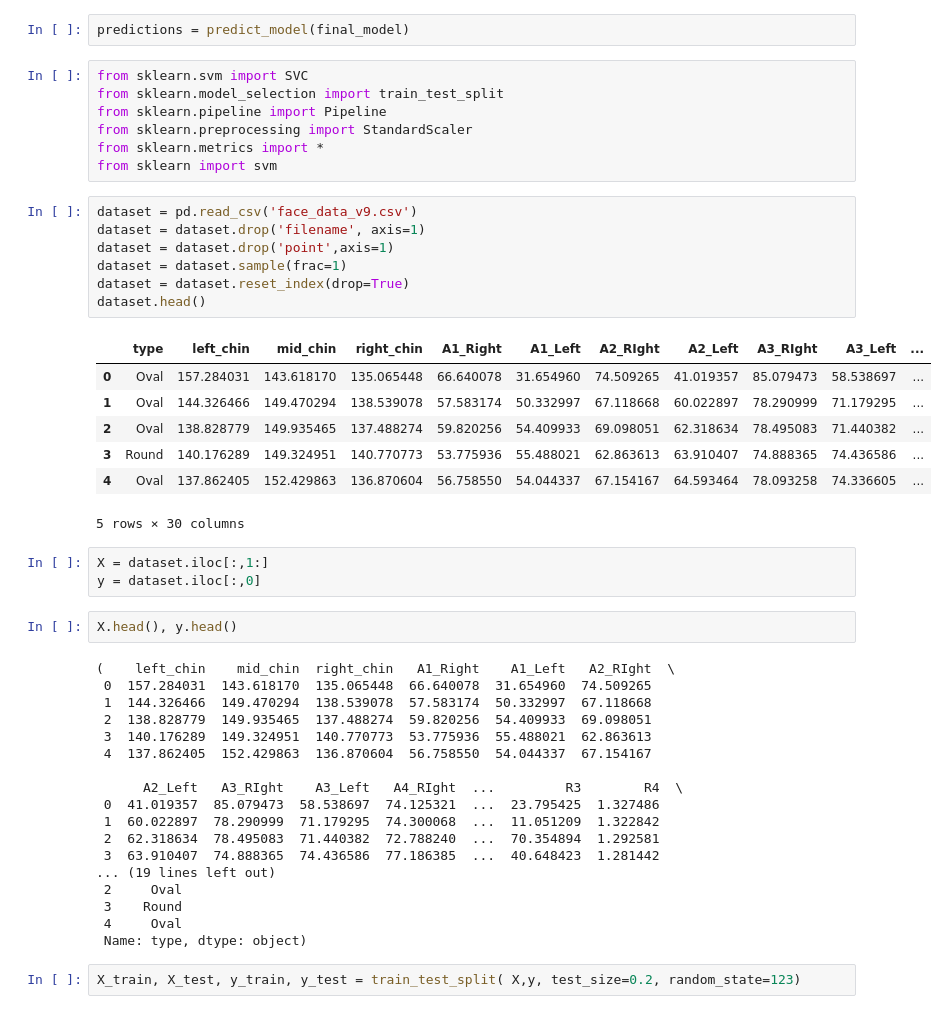
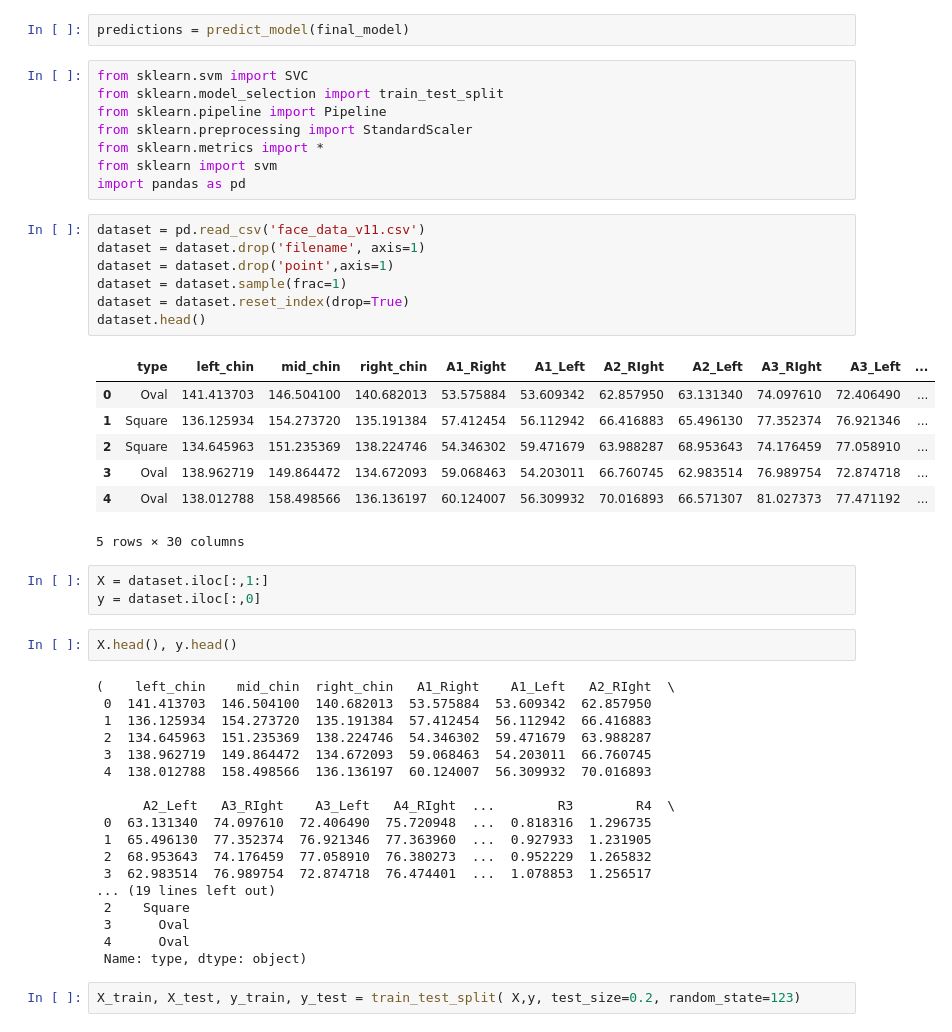
Before and after one commit to Purple-Print/AI_Character, a Jupyter notebook: shape_model.ipynb, the cells around one changed output. Drawn from its saved outputs; the diff is of its cells as text.

```diff
--- a/shape_model.ipynb
+++ b/shape_model.ipynb
@@ -365,20 +415,21 @@ from sklearn.pipeline import Pipeline
 from sklearn.preprocessing import StandardScaler
 from sklearn.metrics import *
 from sklearn import svm
+import pandas as pd
 # %%
-dataset = pd.read_csv('face_data_v9.csv')
+dataset = pd.read_csv('face_data_v11.csv')
 dataset = dataset.drop('filename', axis=1)
 dataset = dataset.drop('point',axis=1)
 dataset = dataset.sample(frac=1)
 dataset = dataset.reset_index(drop=True)
 dataset.head()
 # %% [output]
 |  | type | left_chin | mid_chin | right_chin | A1_Right | A1_Left | A2_RIght | A2_Left | A3_RIght | A3_Left | ... |
-| 0 | Oval | 157.284031 | 143.618170 | 135.065448 | 66.640078 | 31.654960 | 74.509265 | 41.019357 | 85.079473 | 58.538697 | ... |
-| 1 | Oval | 144.326466 | 149.470294 | 138.539078 | 57.583174 | 50.332997 | 67.118668 | 60.022897 | 78.290999 | 71.179295 | ... |
-| 2 | Oval | 138.828779 | 149.935465 | 137.488274 | 59.820256 | 54.409933 | 69.098051 | 62.318634 | 78.495083 | 71.440382 | ... |
-| 3 | Round | 140.176289 | 149.324951 | 140.770773 | 53.775936 | 55.488021 | 62.863613 | 63.910407 | 74.888365 | 74.436586 | ... |
-| 4 | Oval | 137.862405 | 152.429863 | 136.870604 | 56.758550 | 54.044337 | 67.154167 | 64.593464 | 78.093258 | 74.336605 | ... |
+| 0 | Oval | 141.413703 | 146.504100 | 140.682013 | 53.575884 | 53.609342 | 62.857950 | 63.131340 | 74.097610 | 72.406490 | ... |
+| 1 | Square | 136.125934 | 154.273720 | 135.191384 | 57.412454 | 56.112942 | 66.416883 | 65.496130 | 77.352374 | 76.921346 | ... |
+| 2 | Square | 134.645963 | 151.235369 | 138.224746 | 54.346302 | 59.471679 | 63.988287 | 68.953643 | 74.176459 | 77.058910 | ... |
+| 3 | Oval | 138.962719 | 149.864472 | 134.672093 | 59.068463 | 54.203011 | 66.760745 | 62.983514 | 76.989754 | 72.874718 | ... |
+| 4 | Oval | 138.012788 | 158.498566 | 136.136197 | 60.124007 | 56.309932 | 70.016893 | 66.571307 | 81.027373 | 77.471192 | ... |
 5 rows × 30 columns
 # %%
 X = dataset.iloc[:,1:]
@@ -387,21 +438,21 @@ y = dataset.iloc[:,0]
 X.head(), y.head()
 # %% [output]
 (    left_chin    mid_chin  right_chin   A1_Right    A1_Left   A2_RIght  \
- 0  157.284031  143.618170  135.065448  66.640078  31.654960  74.509265
- 1  144.326466  149.470294  138.539078  57.583174  50.332997  67.118668
- 2  138.828779  149.935465  137.488274  59.820256  54.409933  69.098051
- 3  140.176289  149.324951  140.770773  53.775936  55.488021  62.863613
- 4  137.862405  152.429863  136.870604  56.758550  54.044337  67.154167
+ 0  141.413703  146.504100  140.682013  53.575884  53.609342  62.857950
+ 1  136.125934  154.273720  135.191384  57.412454  56.112942  66.416883
+ 2  134.645963  151.235369  138.224746  54.346302  59.471679  63.988287
+ 3  138.962719  149.864472  134.672093  59.068463  54.203011  66.760745
+ 4  138.012788  158.498566  136.136197  60.124007  56.309932  70.016893
 
-      A2_Left   A3_RIght    A3_Left   A4_RIght  ...         R3        R4  \
- 0  41.019357  85.079473  58.538697  74.125321  ...  23.795425  1.327486
- 1  60.022897  78.290999  71.179295  74.300068  ...  11.051209  1.322842
- 2  62.318634  78.495083  71.440382  72.788240  ...  70.354894  1.292581
- 3  63.910407  74.888365  74.436586  77.186385  ...  40.648423  1.281442
+      A2_Left   A3_RIght    A3_Left   A4_RIght  ...        R3        R4  \
+ 0  63.131340  74.097610  72.406490  75.720948  ...  0.818316  1.296735
+ 1  65.496130  77.352374  76.921346  77.363960  ...  0.927933  1.231905
+ 2  68.953643  74.176459  77.058910  76.380273  ...  0.952229  1.265832
+ 3  62.983514  76.989754  72.874718  76.474401  ...  1.078853  1.256517
 ... (19 lines left out)
- 2     Oval
- 3    Round
- 4     Oval
+ 2    Square
+ 3      Oval
+ 4      Oval
  Name: type, dtype: object)
 # %%
 X_train, X_test, y_train, y_test = train_test_split( X,y, test_size=0.2, random_state=123)
```
Also changed, not shown: parts of 13 cells of this notebook, 5 other files.
